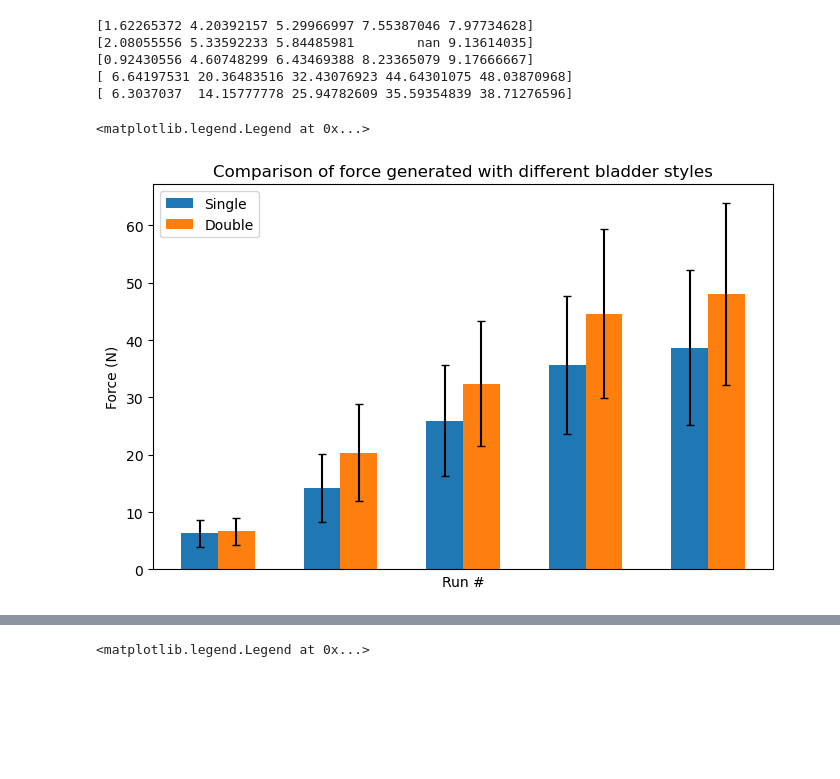
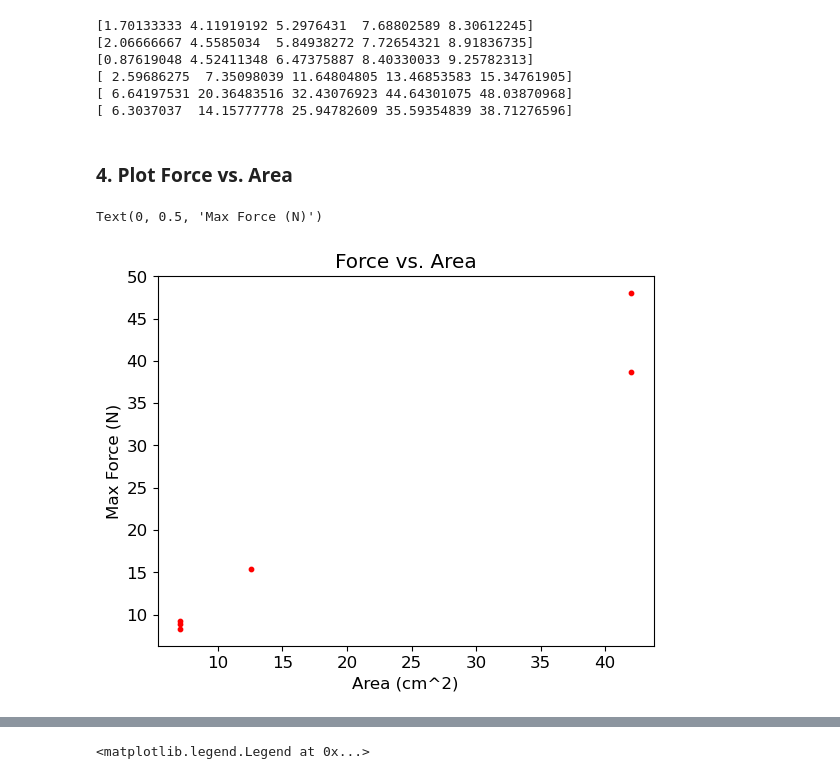
Before and after one commit to kateharvey/capstone, a Jupyter notebook: force-data/force-analysis-march13.ipynb, the cells around one changed output, grey strips where cells are left out. Cells and saved outputs as stored; diff of their text form; code cells hidden in the pictures; blank space fills up the shorter version.

```diff
--- a/force-data/force-analysis-march13.ipynb
+++ b/force-data/force-analysis-march13.ipynb
@@ -141,24 +166,28 @@ print(pw_6[0])
 bar_values_1 = np.zeros(len(peak_1))
 bar_values_2 = np.zeros(len(peak_2))
 bar_values_3 = np.zeros(len(peak_3))
+bar_values_4 = np.zeros(len(peak_4))
 bar_values_5 = np.zeros(len(peak_5))
 bar_values_6 = np.zeros(len(peak_6))
 for idx, peak in enumerate(peak_5):
     bar_values_1[idx] = np.mean(avg1[peak:peak+int(pw_1[0][idx])])
     bar_values_2[idx] = np.mean(avg2[peak:peak+int(pw_2[0][idx])])
     bar_values_3[idx] = np.mean(avg3[peak:peak+int(pw_3[0][idx])])
+    bar_values_4[idx] = np.mean(avg4[peak:peak+int(pw_4[0][idx])])
     bar_values_5[idx] = np.mean(y5_3[peak:peak+int(pw_5[0][idx])])
     bar_values_6[idx] = np.mean(y6_3[peak:peak+int(pw_6[0][idx])])
 
 print(bar_values_1)
 print(bar_values_2)
 print(bar_values_3)
+print(bar_values_4)
 print(bar_values_5)
 print(bar_values_6)
 # %% [output]
-[1.62265372 4.20392157 5.29966997 7.55387046 7.97734628]
-[2.08055556 5.33592233 5.84485981        nan 9.13614035]
-[0.92430556 4.60748299 6.43469388 8.23365079 9.17666667]
+[1.70133333 4.11919192 5.2976431  7.68802589 8.30612245]
+[2.06666667 4.5585034  5.84938272 7.72654321 8.91836735]
+[0.87619048 4.52411348 6.47375887 8.40330033 9.25782313]
+[ 2.59686275  7.35098039 11.64804805 13.46853583 15.34761905]
 [ 6.64197531 20.36483516 32.43076923 44.64301075 48.03870968]
 [ 6.3037037  14.15777778 25.94782609 35.59354839 38.71276596]
 # %%
@@ -176,18 +207,22 @@ for idx, peak in enumerate(peak_5):
     std_dev_5[idx] = np.std(y5_3[peak:peak+int(pw_5[0][idx])])
     std_dev_6[idx] = np.std(y6_3[peak:peak+int(pw_6[0][idx])])
-# %%
-%matplotlib inline
-# plotting parameters:
-w = 0.3
-n = np.arange(0, len(peak_5), 1)
-
-fig, ax = plt.subplots(1, 1, figsize=(8, 5))
-
-ax.bar(n, bar_values_6, width=w, label='Single', yerr=std_dev_6, capsize=3)
-ax.bar(n+w, bar_values_5, width=w, label='Double', yerr=std_dev_5, capsize=3)
-ax.set(title='Comparison of force generated with different bladder styles', xlabel='Run #', ylabel='Force (N)')
-ax.set_xticks([])
-ax.legend(loc='best')
-# %% [output]
-<matplotlib.legend.Legend at 0x...>
-[figure, removed]
+# %% [markdown]
+### 4. Plot Force vs. Area
+# %%
+%matplotlib inline
+# plotting params:
+font = {'family' : 'sans-serif',
+        'weight' : 'normal',
+        'size'   : 12}
+
+matplotlib.rc('font', **font)
+
+areas = [7.07, 7.07, 7.07, 12.56, 42, 42]
+max_force = (max(bar_values_1), max(bar_values_2), max(bar_values_3), max(bar_values_4), max(bar_values_5), max(bar_values_6))
+plt.scatter(areas, max_force, s=10, marker='o', color='r')
+plt.title('Force vs. Area')
+plt.xlabel('Area (cm^2)')
+plt.ylabel('Max Force (N)')
+# %% [output]
+Text(0, 0.5, 'Max Force (N)')
+[figure, added]
```
Also changed, not shown: parts of 16 cells of this notebook, 6 other files.
